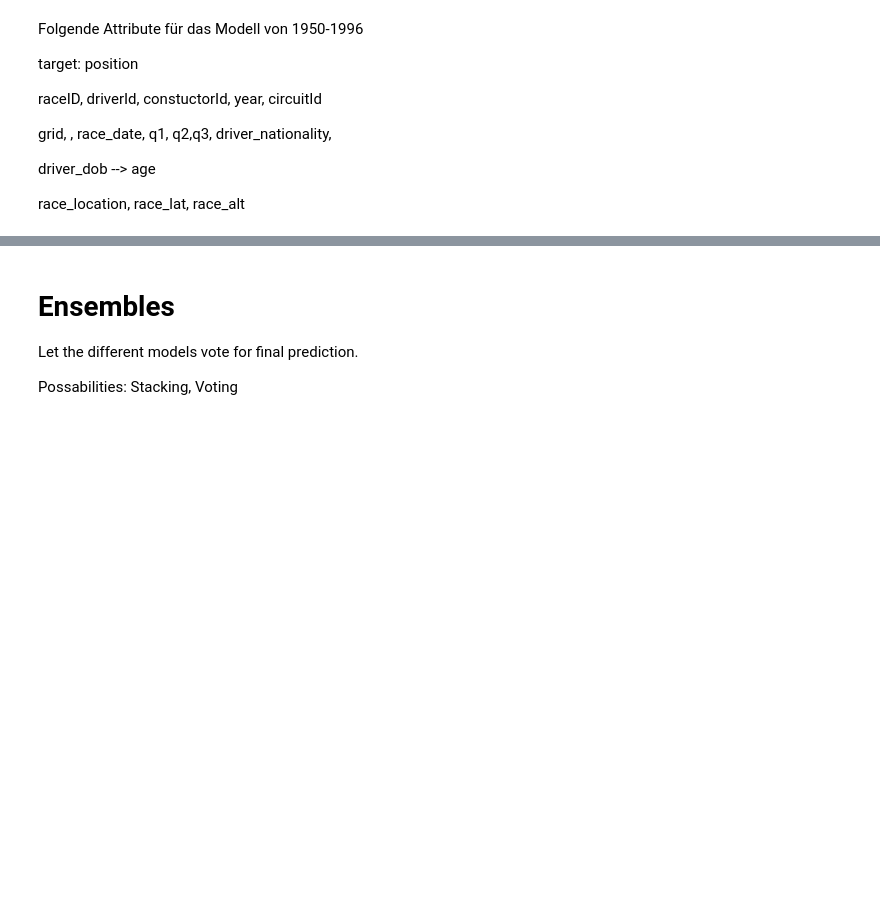
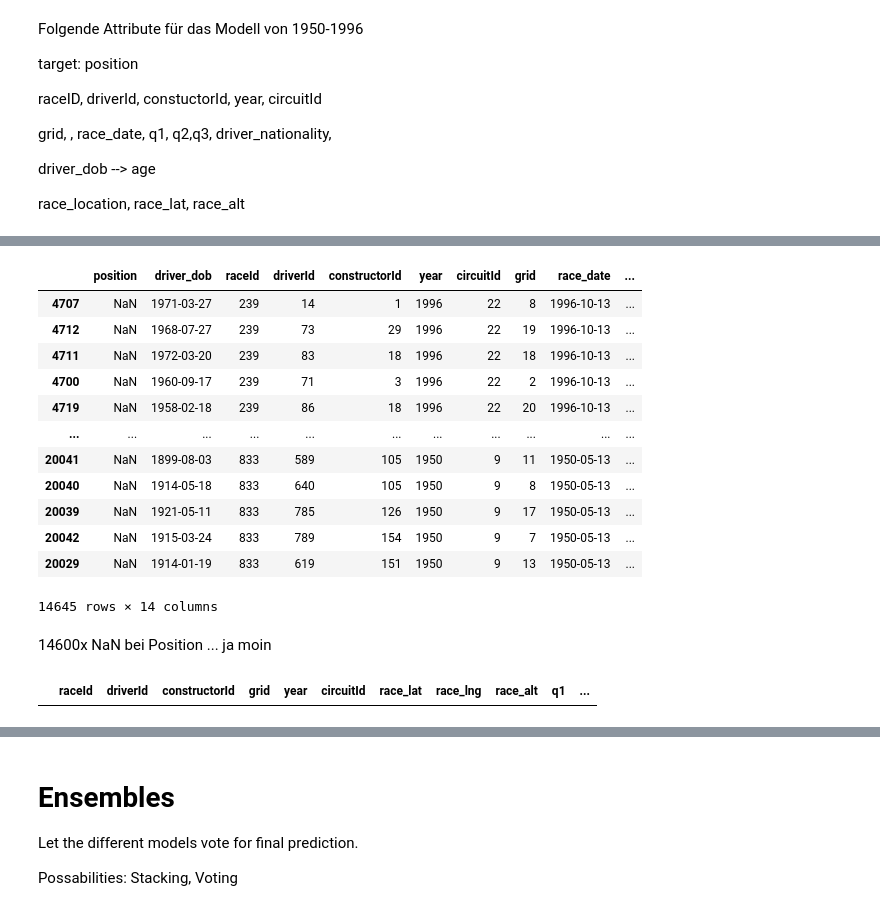
Before and after one commit to fengelnsbauer/ie500-data-mining-group7, a Jupyter notebook: src/model_learning.ipynb, the cells around one changed output, grey strips where cells are left out. Cells and saved outputs as stored; diff of their text form; code cells hidden in the pictures; blank space fills up the shorter version.

```diff
--- a/src/model_learning.ipynb
+++ b/src/model_learning.ipynb
@@ -579,0 +835,26 @@ df3.head()
+# %%
+# Zeige alle Zeilen, die NaN in der Spalte 'position' haben
+nan_position_rows = df3[df3['position'].isna()]
+display(nan_position_rows)
+# %% [output]
+|  | position | driver_dob | raceId | driverId | constructorId | year | circuitId | grid | race_date | ... |
+| 4707 | NaN | 1971-03-27 | 239 | 14 | 1 | 1996 | 22 | 8 | 1996-10-13 | ... |
+| 4712 | NaN | 1968-07-27 | 239 | 73 | 29 | 1996 | 22 | 19 | 1996-10-13 | ... |
+| 4711 | NaN | 1972-03-20 | 239 | 83 | 18 | 1996 | 22 | 18 | 1996-10-13 | ... |
+| 4700 | NaN | 1960-09-17 | 239 | 71 | 3 | 1996 | 22 | 2 | 1996-10-13 | ... |
+| 4719 | NaN | 1958-02-18 | 239 | 86 | 18 | 1996 | 22 | 20 | 1996-10-13 | ... |
+| ... | ... | ... | ... | ... | ... | ... | ... | ... | ... | ... |
+| 20041 | NaN | 1899-08-03 | 833 | 589 | 105 | 1950 | 9 | 11 | 1950-05-13 | ... |
+| 20040 | NaN | 1914-05-18 | 833 | 640 | 105 | 1950 | 9 | 8 | 1950-05-13 | ... |
+| 20039 | NaN | 1921-05-11 | 833 | 785 | 126 | 1950 | 9 | 17 | 1950-05-13 | ... |
+| 20042 | NaN | 1915-03-24 | 833 | 789 | 154 | 1950 | 9 | 7 | 1950-05-13 | ... |
+| 20029 | NaN | 1914-01-19 | 833 | 619 | 151 | 1950 | 9 | 13 | 1950-05-13 | ... |
+14645 rows × 14 columns
+# %% [markdown]
+14600x NaN bei Position ... ja moin
+# %%
+# Filter rows in df1 where q1 is NaN or '\N'
+nan_q1_rows = df1[(df1['q1'].isna()) | (df1['q1'] == '\\N')]
+display(nan_q1_rows)
+# %% [output]
+|  | raceId | driverId | constructorId | grid | year | circuitId | race_lat | race_lng | race_alt | q1 | ... |
```
Also changed, not shown: parts of 33 cells of this notebook.
